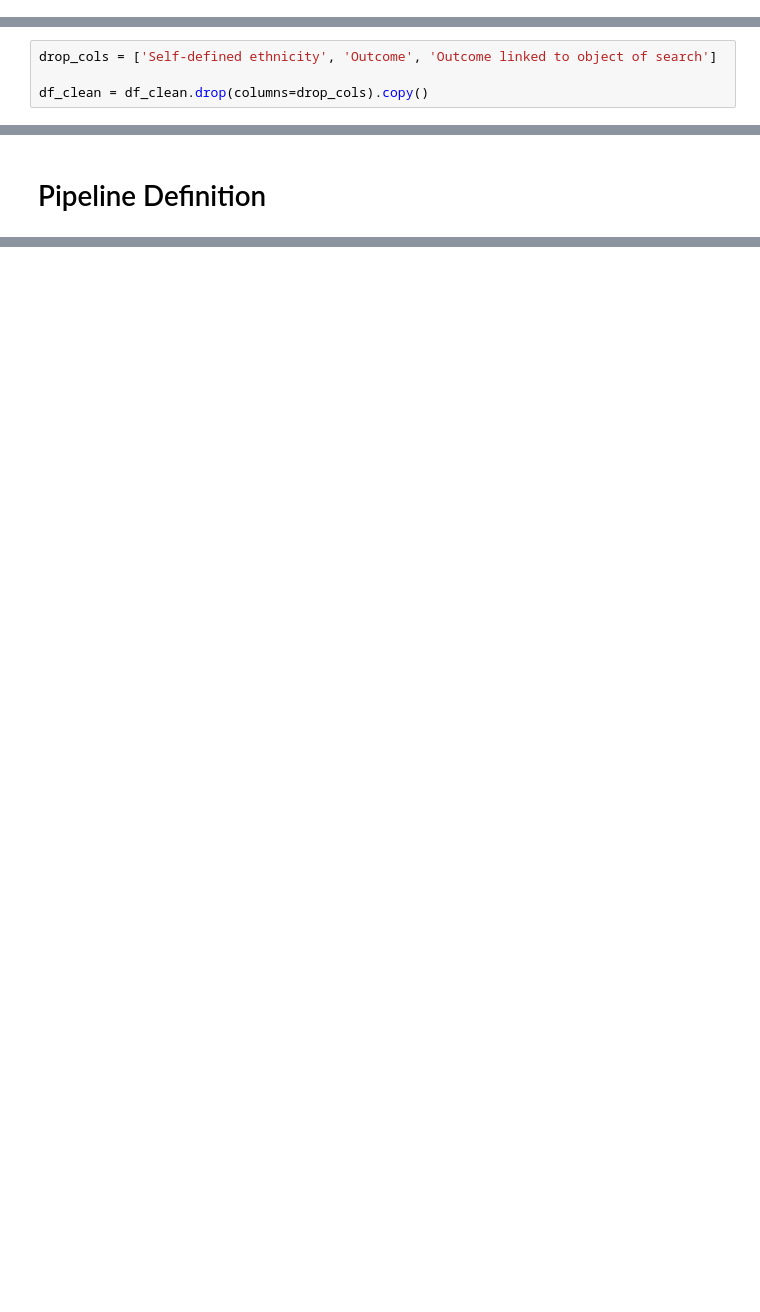
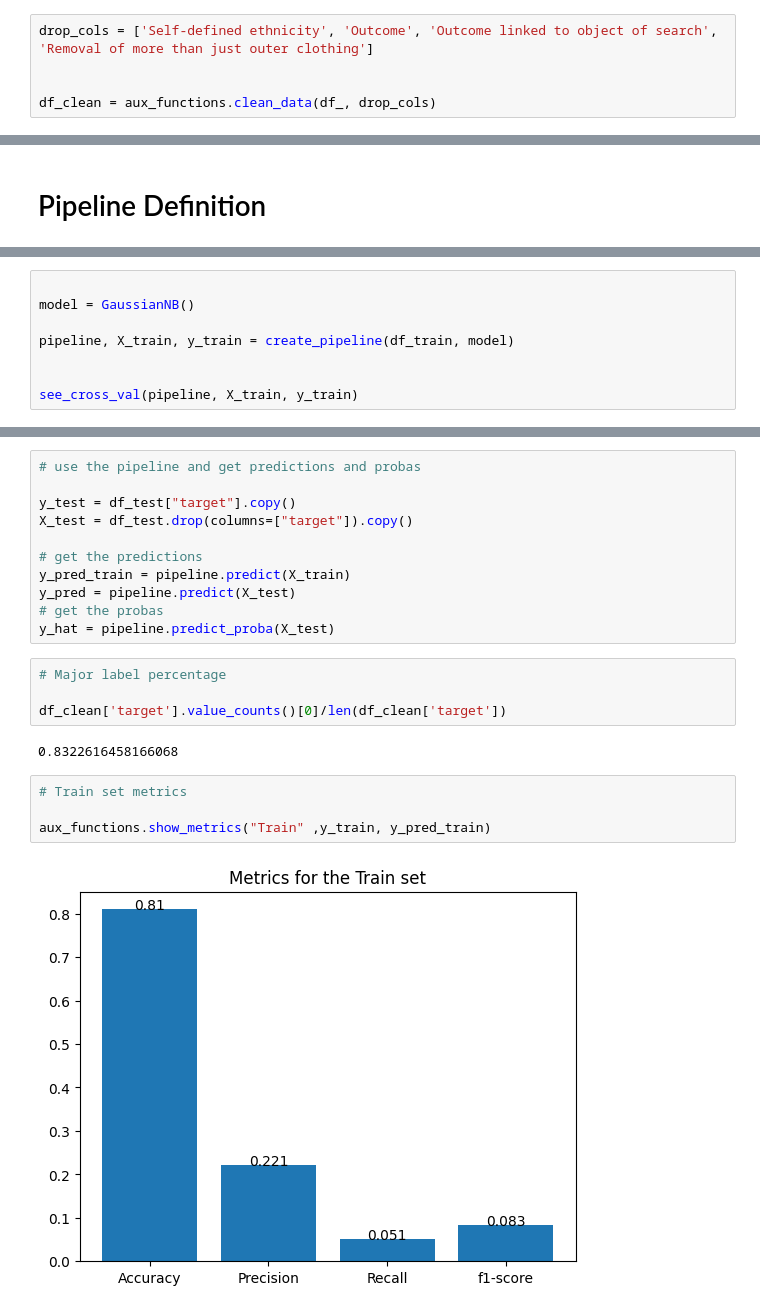
Before and after one commit to joaobssa/ldsa_capstone, a Jupyter notebook: 2 Baseline.ipynb, the cells around one changed output, grey strips where cells are left out. Drawn from its saved outputs; the diff is of its cells as text; blank space fills up the shorter version.

```diff
--- a/2 Baseline.ipynb
+++ b/2 Baseline.ipynb
@@ -103,2 +58,7 @@ df_clean
+# %%
+drop_cols = ['Self-defined ethnicity', 'Outcome', 'Outcome linked to object of search', 'Removal of more than just outer clothing']
+
+
+df_clean = aux_functions.clean_data(df_, drop_cols)
 # %% [markdown]
 # Train-test Split
@@ -107,6 +65,2 @@ df_clean
-# %%
-drop_cols = ['Self-defined ethnicity', 'Outcome', 'Outcome linked to object of search']
-
-df_clean = df_clean.drop(columns=drop_cols).copy()
 # %%
 df_train, df_test = train_test_split(df_clean, test_size=0.3, random_state=42)
@@ -212 +205,9 @@ def see_cross_val(pipeline, X, y_bin):
     print(roc_aucs)
+# %%
+
+model = GaussianNB()
+
+pipeline, X_train, y_train = create_pipeline(df_train, model)
+
+
+see_cross_val(pipeline, X_train, y_train)
@@ -212,0 +238,23 @@ def see_cross_val(pipeline, X, y_bin):
+# %%
+# use the pipeline and get predictions and probas
+
+y_test = df_test["target"].copy()
+X_test = df_test.drop(columns=["target"]).copy()
+
+# get the predictions
+y_pred_train = pipeline.predict(X_train)
+y_pred = pipeline.predict(X_test)
+# get the probas
+y_hat = pipeline.predict_proba(X_test)
+# %%
+# Major label percentage
+
+df_clean['target'].value_counts()[0]/len(df_clean['target'])
+# %% [output]
+0.8322616458166068
+# %%
+# Train set metrics
+
+aux_functions.show_metrics("Train" ,y_train, y_pred_train)
+# %% [output]
+[figure, added]
```
Also changed, not shown: parts of 16 cells of this notebook, 10 other files.
